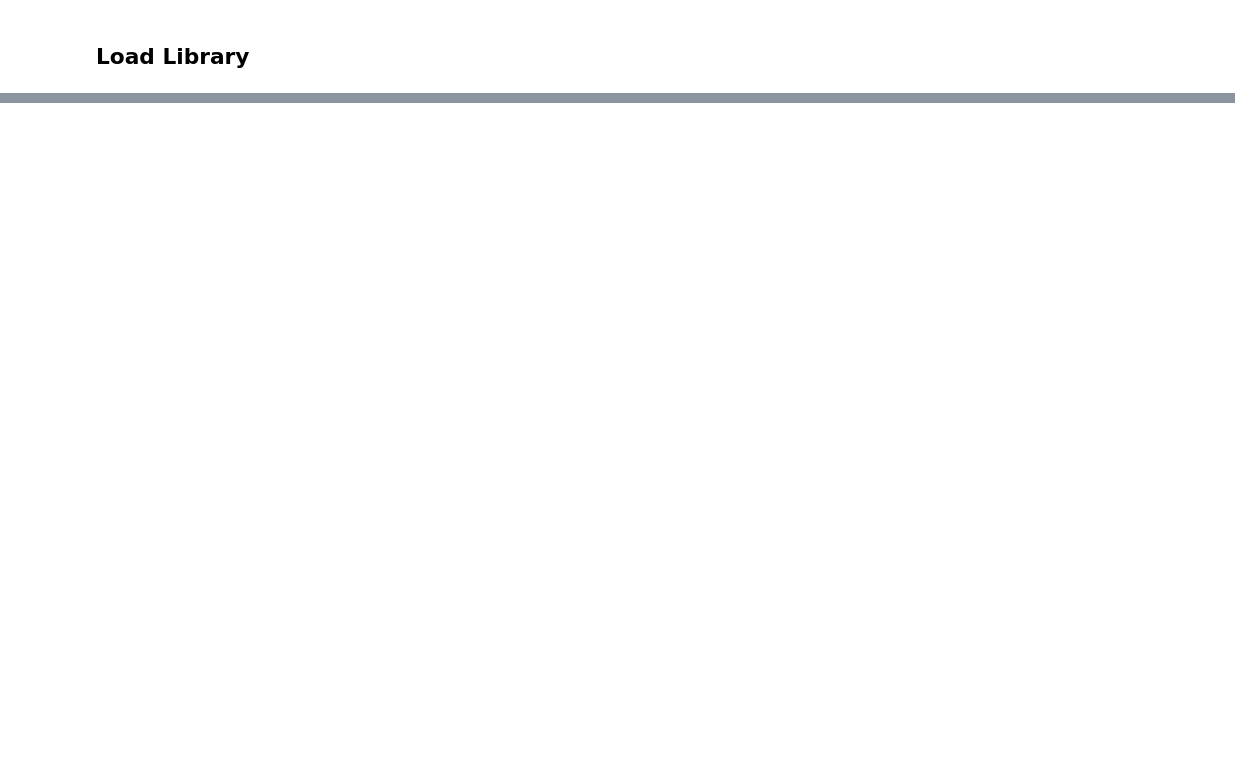
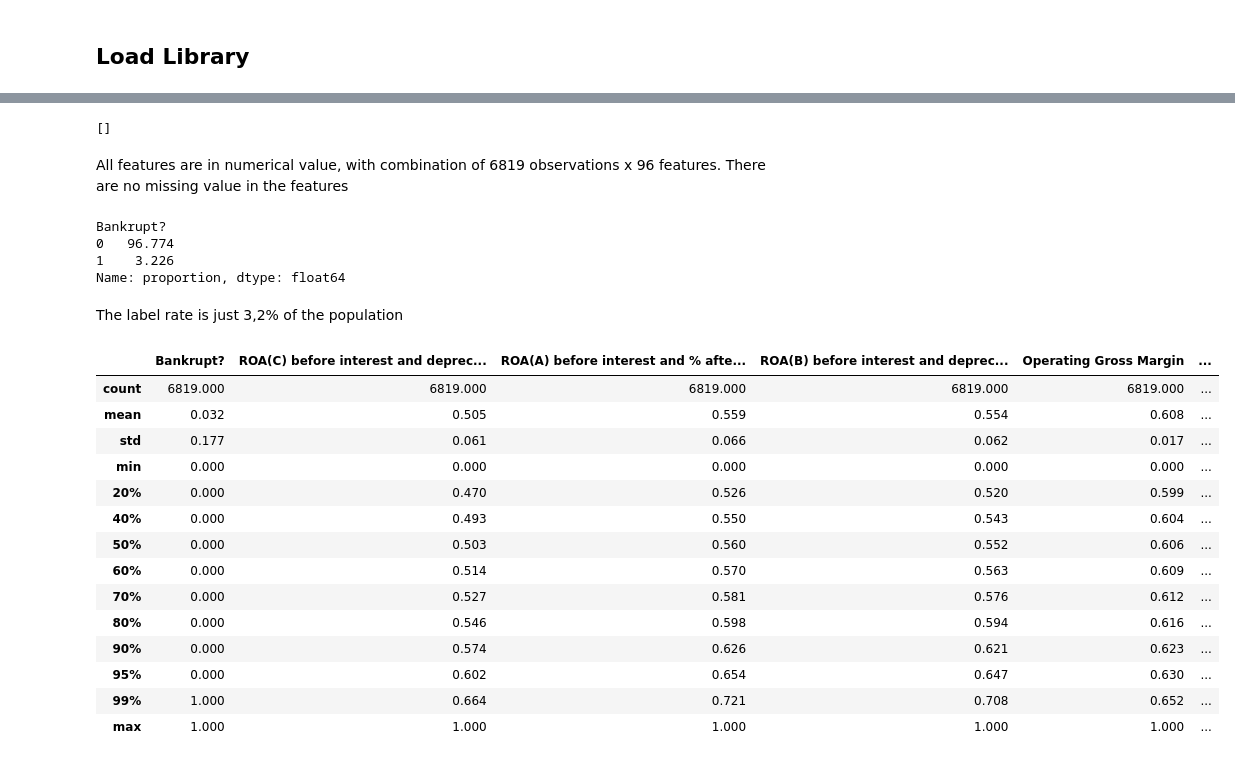
Before and after one commit to satriahady-git/banktrupcy-company, a Jupyter notebook: modeling.ipynb, the cells around one changed output, grey strips where cells are left out. Cells and saved outputs as stored; diff of their text form; code cells hidden in the pictures; blank space fills up the shorter version.

Commit message:
recover complete modeling notebook

```diff
--- a/modeling.ipynb
+++ b/modeling.ipynb
@@ -19,0 +7,20 @@ import seaborn as sns
+# %%
+import pandas as pd
+import numpy as np
+import matplotlib.pyplot as plt
+import seaborn as sns
+
+from sklearn.preprocessing import OneHotEncoder, StandardScaler
+from sklearn.compose import ColumnTransformer
+from sklearn.pipeline import make_pipeline
+from sklearn.model_selection import train_test_split, RandomizedSearchCV, StratifiedKFold, cross_val_score, permutation_test_score
+from sklearn.metrics import confusion_matrix, roc_auc_score, precision_score, recall_score, f1_score, accuracy_score, average_precision_score
+from sklearn.ensemble import RandomForestClassifier
+import xgboost as xb
+import lightgbm as lgb
+from sklearn.linear_model import LogisticRegression
+import shap
+
+pd.set_option('display.max_columns', 100)
+pd.set_option('display.max_rows', 25)
+pd.set_option('display.float_format', '{:.3f}'.format)
@@ -19,0 +73,35 @@ import seaborn as sns
+# %%
+#check the missing value from each columns
+print([col for col in df if df[col].isna().sum() > 0 ])
+# %% [output]
+[]
+# %% [markdown]
+All features are in numerical value, with combination of 6819 observations x 96 features. There are no missing value in the features
+# %%
+#checking the label rate
+df["Bankrupt?"].value_counts(normalize=True) * 100
+# %% [output]
+Bankrupt?
+0   96.774
+1    3.226
+Name: proportion, dtype: float64
+# %% [markdown]
+The label rate is just 3,2% of the population
+# %%
+df.describe(percentiles=[0.2,0.4,0.5,0.6,0.7,0.8,0.9,0.95,0.99])
+# %% [output]
+|  | Bankrupt? | ROA(C) before interest and deprec... | ROA(A) before interest and % afte... | ROA(B) before interest and deprec... | Operating Gross Margin | ... |
+| count | 6819.000 | 6819.000 | 6819.000 | 6819.000 | 6819.000 | ... |
+| mean | 0.032 | 0.505 | 0.559 | 0.554 | 0.608 | ... |
+| std | 0.177 | 0.061 | 0.066 | 0.062 | 0.017 | ... |
+| min | 0.000 | 0.000 | 0.000 | 0.000 | 0.000 | ... |
+| 20% | 0.000 | 0.470 | 0.526 | 0.520 | 0.599 | ... |
+| 40% | 0.000 | 0.493 | 0.550 | 0.543 | 0.604 | ... |
+| 50% | 0.000 | 0.503 | 0.560 | 0.552 | 0.606 | ... |
+| 60% | 0.000 | 0.514 | 0.570 | 0.563 | 0.609 | ... |
+| 70% | 0.000 | 0.527 | 0.581 | 0.576 | 0.612 | ... |
+| 80% | 0.000 | 0.546 | 0.598 | 0.594 | 0.616 | ... |
+| 90% | 0.000 | 0.574 | 0.626 | 0.621 | 0.623 | ... |
+| 95% | 0.000 | 0.602 | 0.654 | 0.647 | 0.630 | ... |
+| 99% | 1.000 | 0.664 | 0.721 | 0.708 | 0.652 | ... |
+| max | 1.000 | 1.000 | 1.000 | 1.000 | 1.000 | ... |
```
Also changed, not shown: parts of 33 cells of this notebook.
